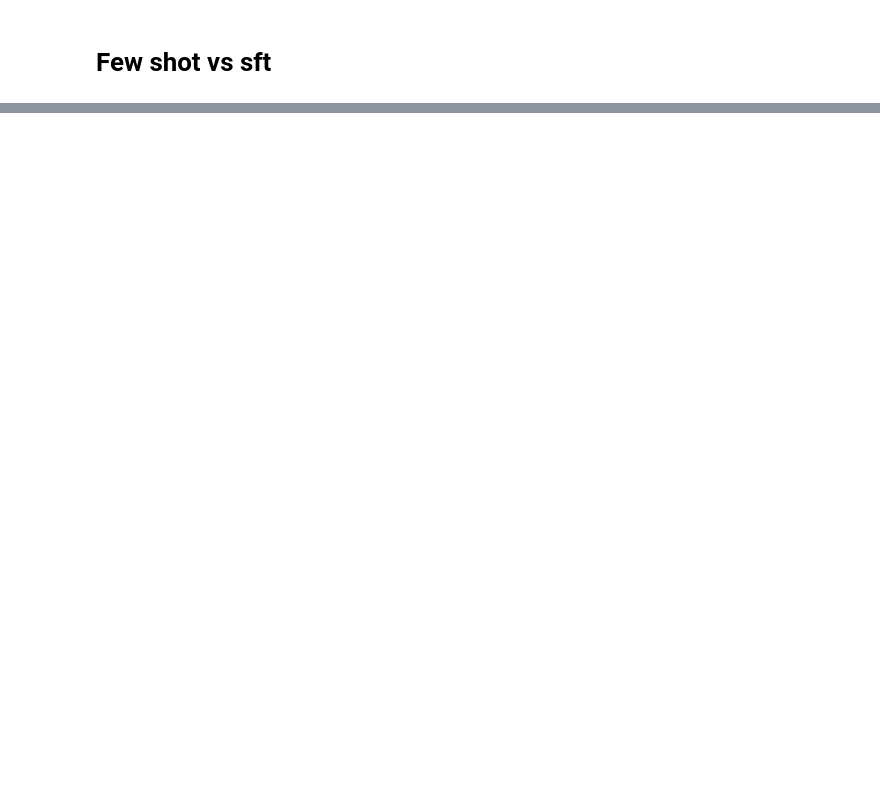
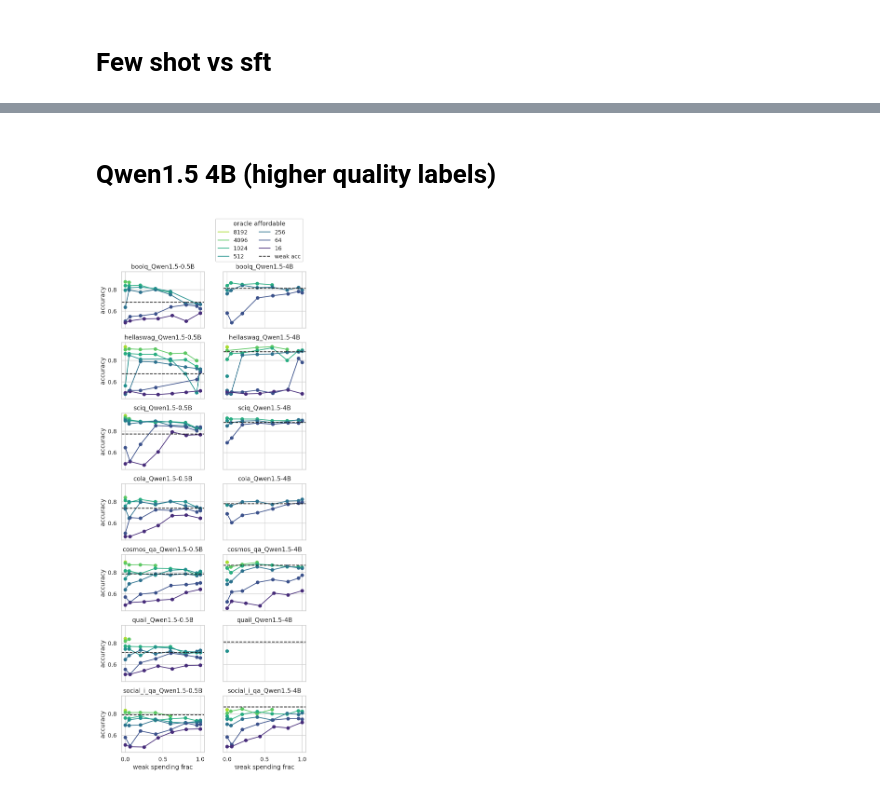
Before and after one commit to EleutherAI/scalable-elicitation, a Jupyter notebook: figures.ipynb, the cells around one changed output, grey strips where cells are left out. Saved outputs shown, nothing was run; the diff lists cells and outputs as text; code cells hidden in the pictures; blank space fills up the shorter version.

```diff
--- a/figures.ipynb
+++ b/figures.ipynb
@@ -640,0 +577,60 @@ results_df.xs("oracle_prompted_weak_sft_estop", level="sweep_name")
+# %% [markdown]
+# Qwen1.5 4B (higher quality labels)
+# %%
+sns.set_theme(style="whitegrid")
+
+weak_marginal_cost = 1/10
+strong_model = "meta-llama/Meta-Llama-3-8B"
+
+sweep_name = "seq_sft_both_estop_clean_disjoint"
+weak_spending_fracs = [0.0, 0.05, 0.2, 0.4, 0.6, 0.8, 0.95, 1.0]
+oracle_affordables = [16, 64, 256, 512, 1024, 4096, 8192]
+sns.set_palette("viridis_r", n_colors=len(oracle_affordables))
+current_base_ds_names = base_ds_names
+
+kinds = ["{base_name}_" + weak_model for weak_model in ["Qwen1.5-0.5B", "Qwen1.5-4B"]]
+
+fig, axs = plt.subplots(len(current_base_ds_names), len(kinds), figsize=(len(kinds) * 3, 2.2 * len(current_base_ds_names)), sharex=True, sharey=True, dpi=200)
+axs = axs.reshape((len(current_base_ds_names), -1))
+for i, kind in enumerate(kinds):
+    for j, base_ds_name in enumerate(current_base_ds_names):
+        plt.sca(axs[j, i])
+        ds_name = kind.format(base_name=base_ds_name)
+        run_name = (ds_name,
+            strong_model,
+            sweep_name)
+
+        # saliences = salience_df.loc[(ds_name, strong_model)]
+        # salience_weak, salience_oracle = saliences["salience_weak"], saliences["salience_oracle"]
+
+        for oracle_affordable in oracle_affordables[::-1]:
+            accs = []
+            actual_wsfs = []
+            for wsf in weak_spending_fracs:
+                osf = 1 - wsf
+                n_oracle = int(wsf * oracle_affordable)
+                n_weak = int((oracle_affordable - n_oracle) / weak_marginal_cost)
+                acc, acc_std, n = find_result_by_n(results_df, n_weak, n_oracle, run_name, rtol=0.05, verbose=False)
+                if acc is not None:
+                    accs.append(acc)
+                    actual_wsfs.append(1 - (n_oracle / (n_oracle + n_weak * weak_marginal_cost)))
+
+            plt.plot(actual_wsfs, accs, label=f"{oracle_affordable}")
+            plt.scatter(actual_wsfs, accs)
+
+        weak_acc = weak_accs[ds_name]
+        plt.axhline(weak_acc, color="k", linestyle="--", label=f"weak acc")
+
+        if j == len(current_base_ds_names) - 1:
+            plt.xlabel("weak spending frac")
+        if i == 0:
+            plt.ylabel("accuracy")
+        plt.title(f"{ds_name}")
+        if i == 1 and j == 0:
+            plt.legend(title="oracle affordable", loc="lower right", bbox_to_anchor=(1., 1.13), ncol=2)
+# plt.suptitle(f"sweep: {sweep_name}, strong_model: {strong_model}, weak_model: {weak_model}\nweak_marginal_cost: \\${weak_marginal_cost}")
+plt.tight_layout()
+plt.savefig(f"_figures/qwen4B.pdf", bbox_inches="tight")
+plt.show()
+# %% [output]
+[figure, added]
```
Also changed, not shown: parts of 12 cells of this notebook, 2 other files.
